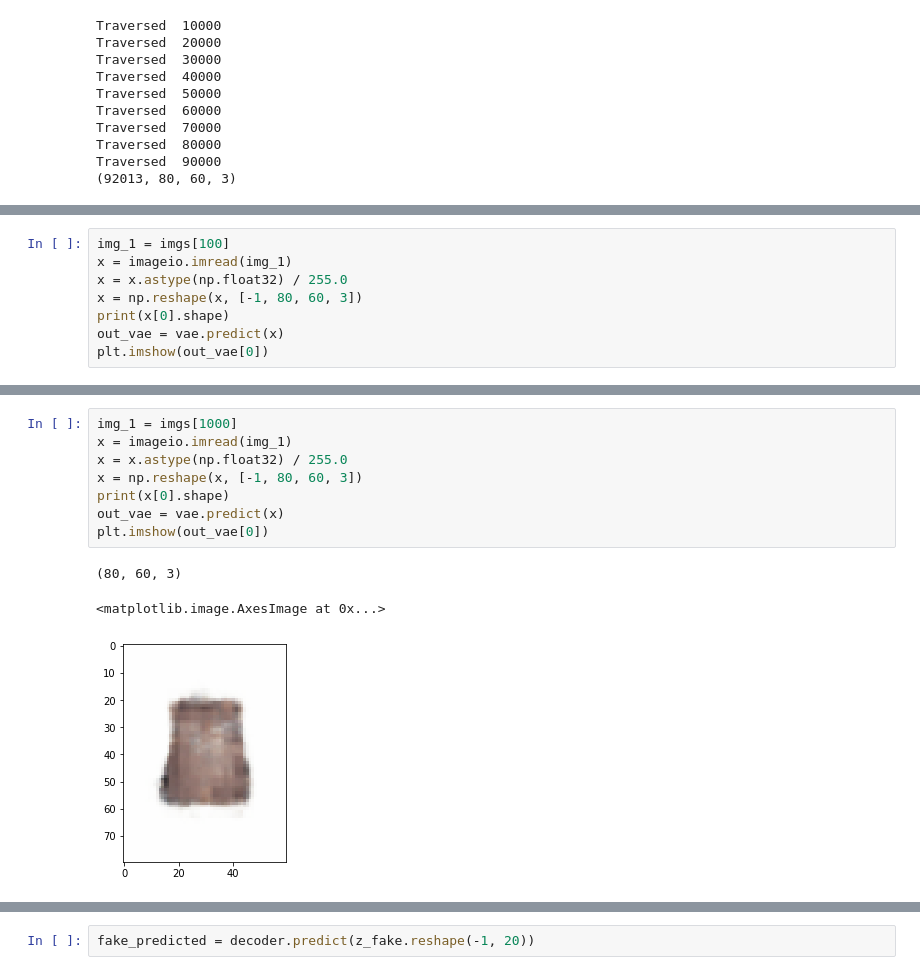
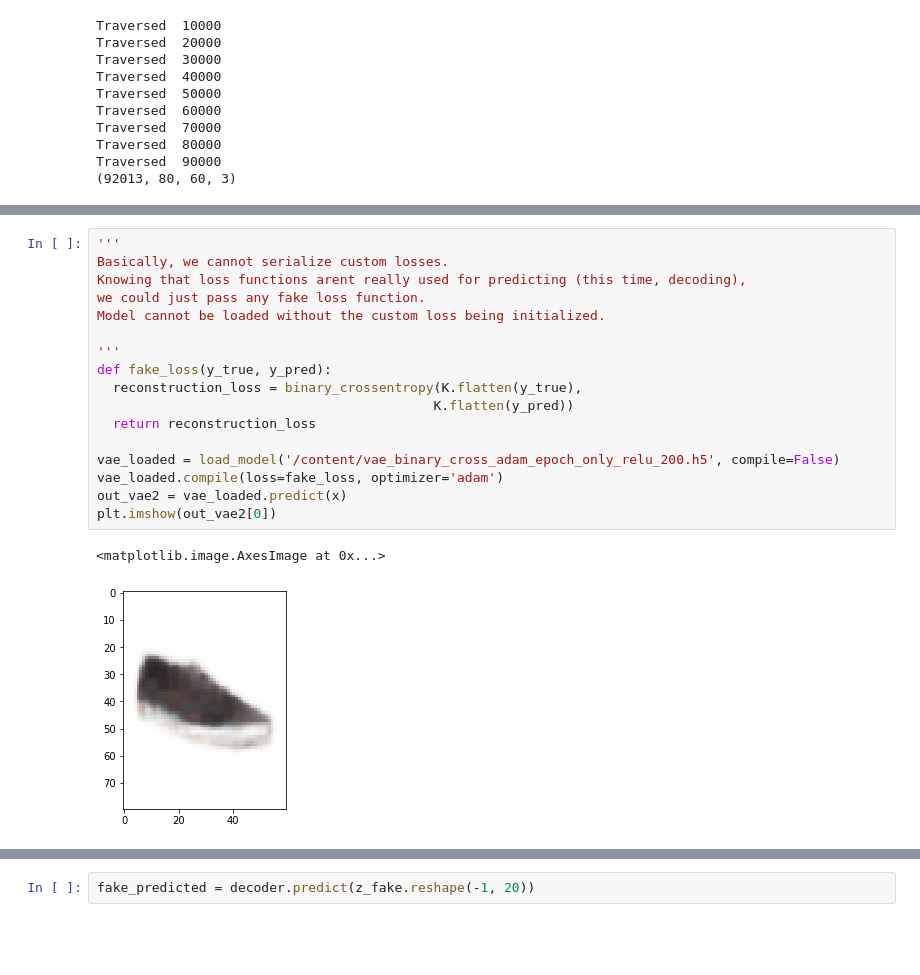
Before and after one commit to sarmientoj24/EE298, a Jupyter notebook: VAE.ipynb, the cells around one changed output, grey strips where cells are left out. Saved outputs shown, nothing was run; the diff lists cells and outputs as text; blank space fills up the shorter version.

```diff
--- a/VAE.ipynb
+++ b/VAE.ipynb
@@ -602,8 +608,0 @@ plt.imshow(out_vae[0])
-# %%
-img_1 = imgs[100]
-x = imageio.imread(img_1)
-x = x.astype(np.float32) / 255.0
-x = np.reshape(x, [-1, 80, 60, 3])
-print(x[0].shape)
-out_vae = vae.predict(x)
-plt.imshow(out_vae[0])
@@ -614,12 +609,20 @@ plt.imshow(out_vae[0])
-# %%
-img_1 = imgs[1000]
-x = imageio.imread(img_1)
-x = x.astype(np.float32) / 255.0
-x = np.reshape(x, [-1, 80, 60, 3])
-print(x[0].shape)
-out_vae = vae.predict(x)
-plt.imshow(out_vae[0])
-# %% [output]
-(80, 60, 3)
-<matplotlib.image.AxesImage at 0x...>
-[figure, removed]
+# %%
+'''
+Basically, we cannot serialize custom losses.
+Knowing that loss functions arent really used for predicting (this time, decoding),
+we could just pass any fake loss function.
+Model cannot be loaded without the custom loss being initialized.
+
+'''
+def fake_loss(y_true, y_pred):
+  reconstruction_loss = binary_crossentropy(K.flatten(y_true),
+                                           K.flatten(y_pred))
+  return reconstruction_loss
+
+vae_loaded = load_model('/content/vae_binary_cross_adam_epoch_only_relu_200.h5', compile=False)
+vae_loaded.compile(loss=fake_loss, optimizer='adam')
+out_vae2 = vae_loaded.predict(x)
+plt.imshow(out_vae2[0])
+# %% [output]
+<matplotlib.image.AxesImage at 0x...>
+[figure, added]
```
Also changed, not shown: parts of 11 cells of this notebook.
